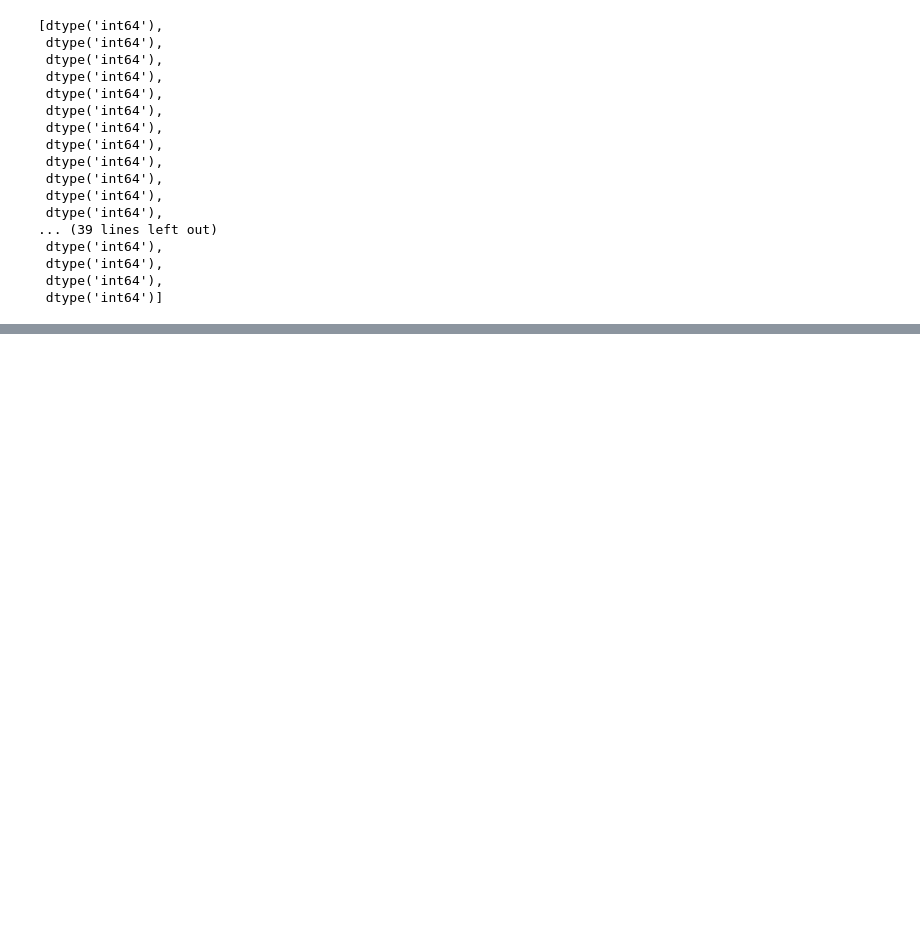
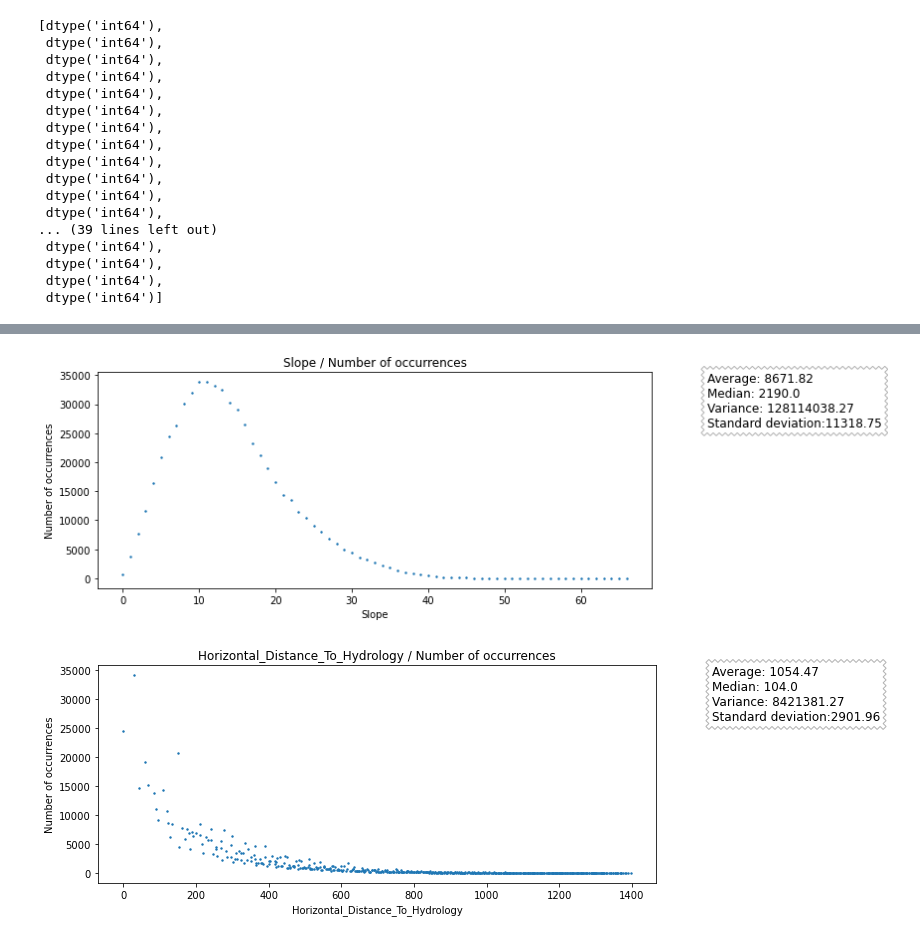
Before and after one commit to elloa-uea/projeto-pratico-3-rna-pp3-team-seven, a Jupyter notebook: notebooks/PP3.2 - Conhecendo o Conjunto de Dados.ipynb, the cells around one changed output, grey strips where cells are left out. Saved outputs shown, nothing was run; the diff lists cells and outputs as text; code cells hidden in the pictures; blank space fills up the shorter version.

```diff
--- a/notebooks/PP3.2 - Conhecendo o Conjunto de Dados.ipynb
+++ b/notebooks/PP3.2 - Conhecendo o Conjunto de Dados.ipynb
@@ -305,0 +155,6 @@ Text(1.1, 1, 'Average: 99.71\nMedian: 30.0\nVariance: 22152.82\nStandard deviati
+# %%
+graph_generator('Slope')
+graph_generator('Horizontal_Distance_To_Hydrology')
+# %% [output]
+[figure, added]
+[figure, added]
```
Also changed, not shown: parts of 19 cells of this notebook.
